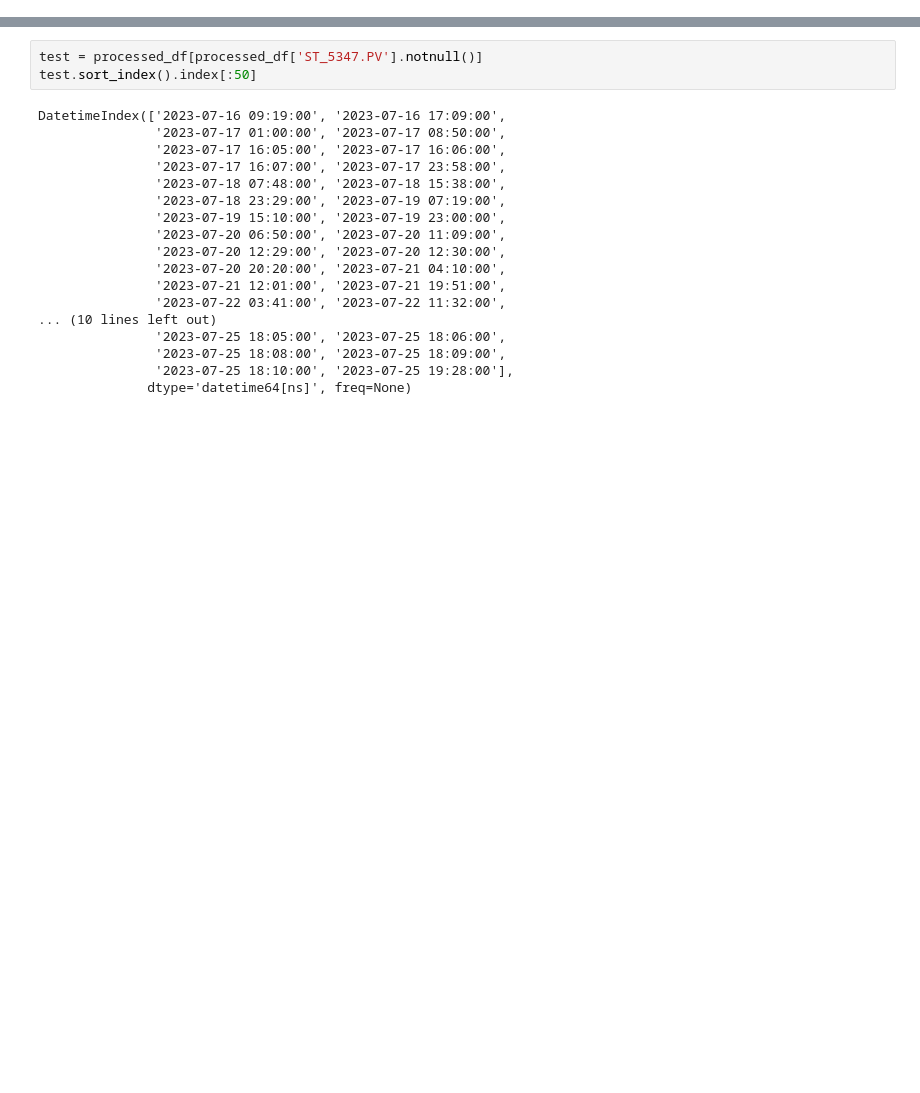
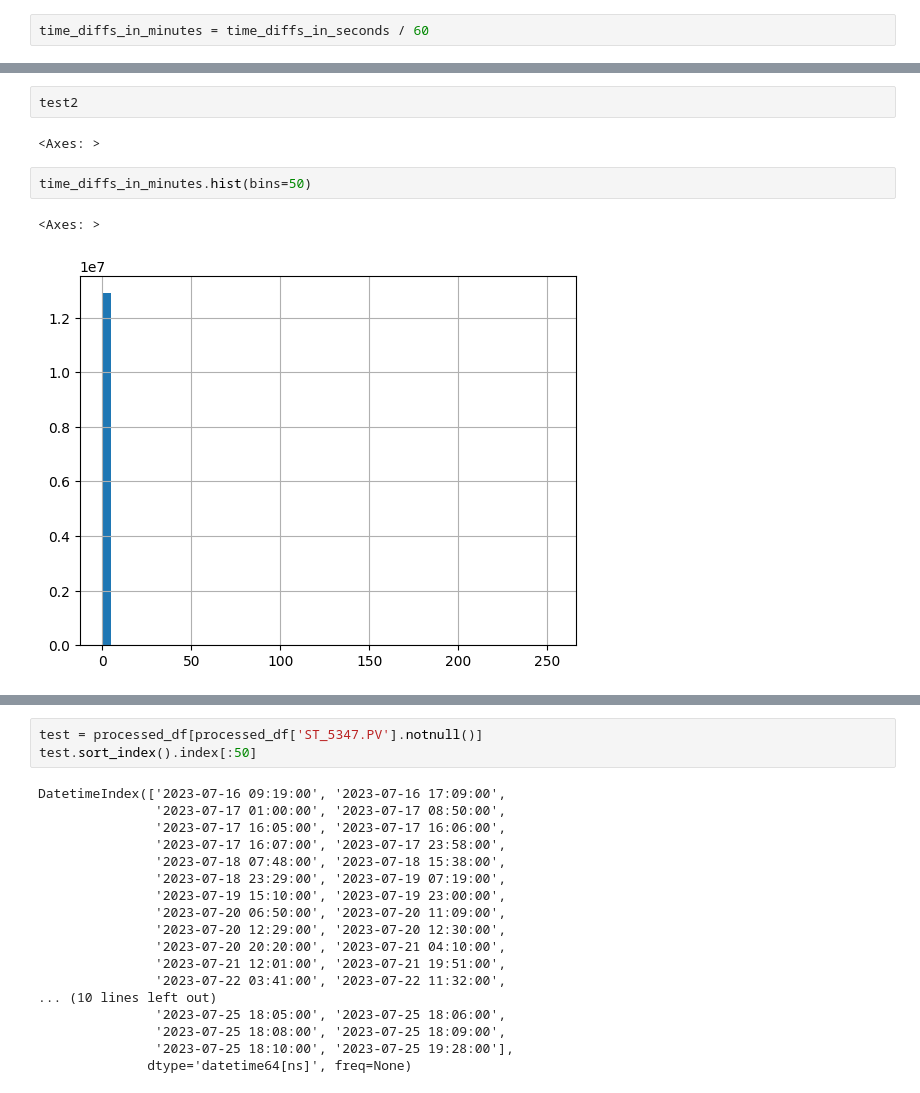
Before and after one commit to alterino/pellet_tech, a Jupyter notebook: model_dev/model_dev_updated.ipynb, the cells around one changed output, grey strips where cells are left out. Drawn from its saved outputs; the diff is of its cells as text; blank space fills up the shorter version.

```diff
--- a/model_dev/model_dev_updated.ipynb
+++ b/model_dev/model_dev_updated.ipynb
@@ -76,0 +514,2 @@ def merge_data_with_time(df, window='1T', agg_func='mean', verbose=False):
+# %%
+time_diffs_in_minutes = time_diffs_in_seconds / 60
@@ -76,0 +612,9 @@ def merge_data_with_time(df, window='1T', agg_func='mean', verbose=False):
+# %%
+test2
+# %% [output]
+<Axes: >
+# %%
+time_diffs_in_minutes.hist(bins=50)
+# %% [output]
+<Axes: >
+[figure, added]
```
Also changed, not shown: parts of 93 cells of this notebook, 20 other files.
